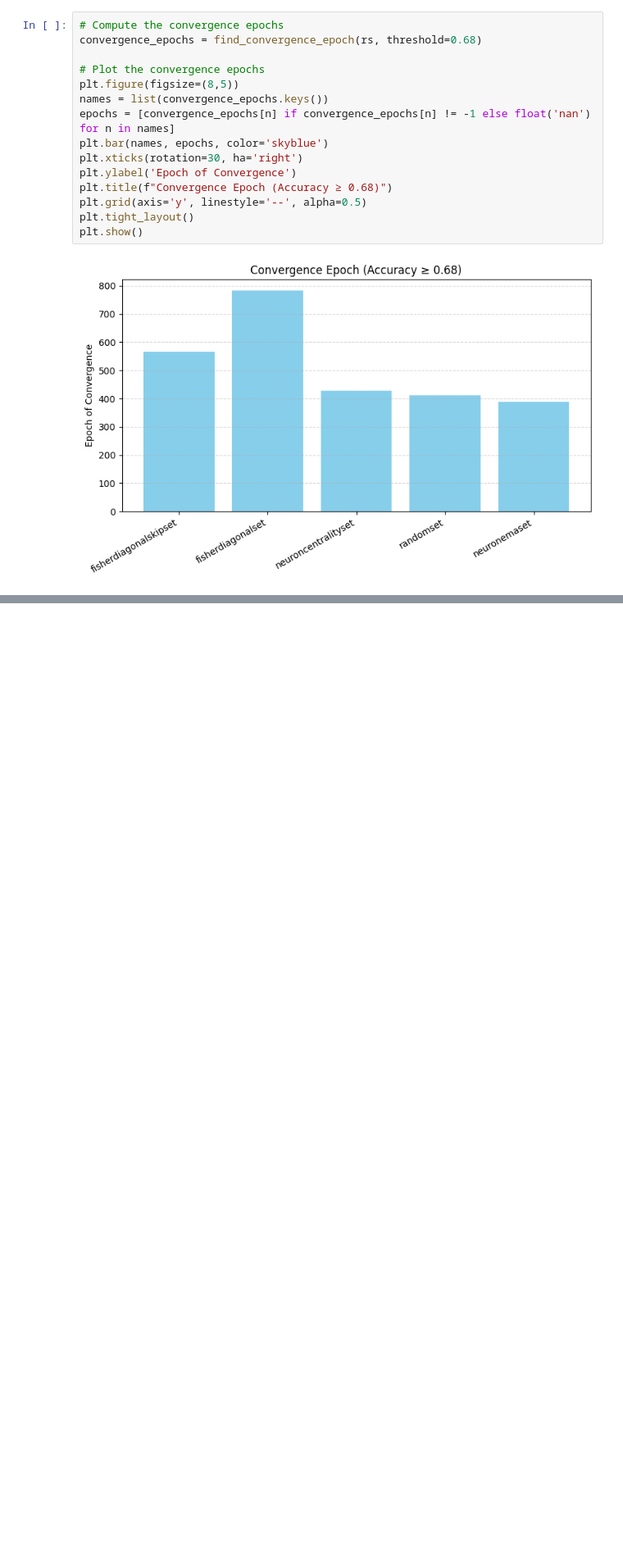
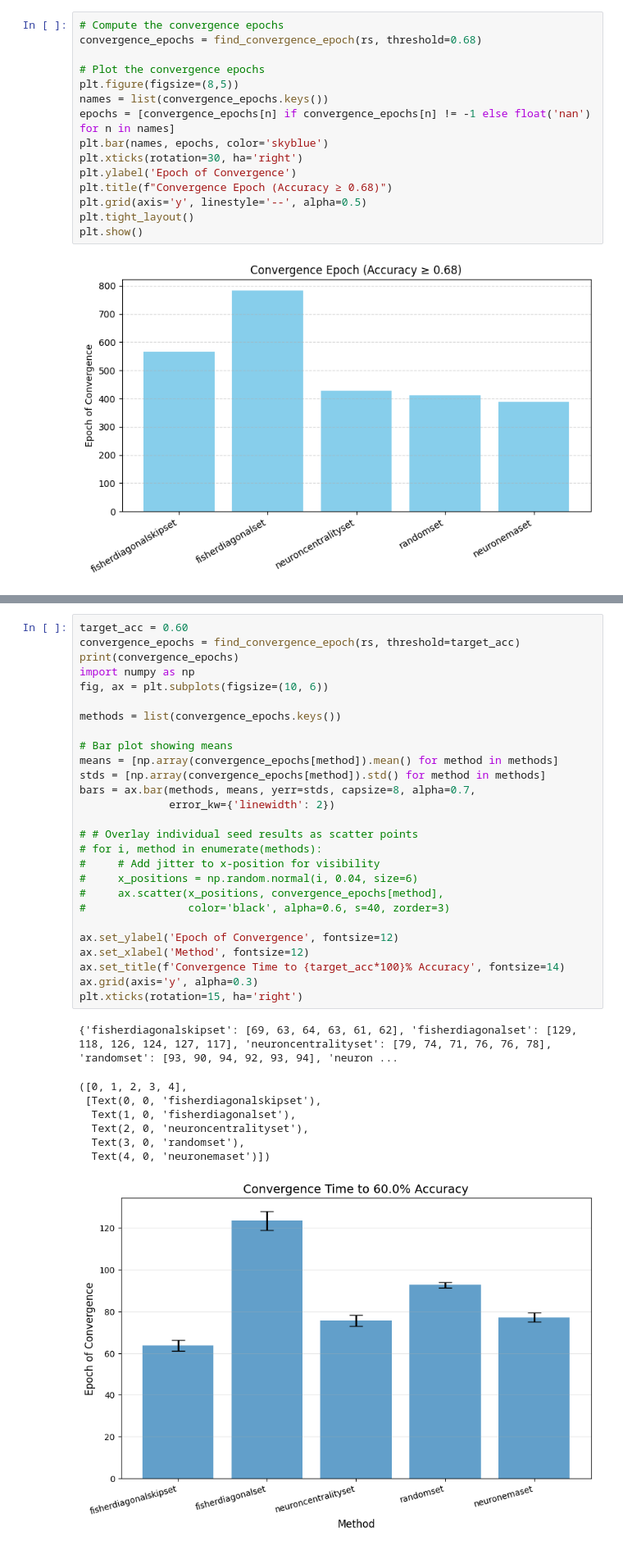
Before and after one commit to TomSchammo/set_framework, a Jupyter notebook: stats.ipynb, the cells around one changed output, grey strips where cells are left out. Shown at 82% size. Cells and saved outputs as stored; diff of their text form; blank space fills up the shorter version.

```diff
--- a/stats.ipynb
+++ b/stats.ipynb
@@ -84,0 +209,36 @@ plt.show()
+# %%
+target_acc = 0.60
+convergence_epochs = find_convergence_epoch(rs, threshold=target_acc)
+print(convergence_epochs)
+import numpy as np
+fig, ax = plt.subplots(figsize=(10, 6))
+
+methods = list(convergence_epochs.keys())
+
+# Bar plot showing means
+means = [np.array(convergence_epochs[method]).mean() for method in methods]
+stds = [np.array(convergence_epochs[method]).std() for method in methods]
+bars = ax.bar(methods, means, yerr=stds, capsize=8, alpha=0.7,
+              error_kw={'linewidth': 2})
+
+# # Overlay individual seed results as scatter points
+# for i, method in enumerate(methods):
+#     # Add jitter to x-position for visibility
+#     x_positions = np.random.normal(i, 0.04, size=6)
+#     ax.scatter(x_positions, convergence_epochs[method],
+#                color='black', alpha=0.6, s=40, zorder=3)
+
+ax.set_ylabel('Epoch of Convergence', fontsize=12)
+ax.set_xlabel('Method', fontsize=12)
+ax.set_title(f'Convergence Time to {target_acc*100}% Accuracy', fontsize=14)
+ax.grid(axis='y', alpha=0.3)
+plt.xticks(rotation=15, ha='right')
+# %% [output]
+{'fisherdiagonalskipset': [69, 63, 64, 63, 61, 62], 'fisherdiagonalset': [129, 118, 126, 124, 127, 117], 'neuroncentralityset': [79, 74, 71, 76, 76, 78], 'randomset': [93, 90, 94, 92, 93, 94], 'neuron ...
+([0, 1, 2, 3, 4],
+ [Text(0, 0, 'fisherdiagonalskipset'),
+  Text(1, 0, 'fisherdiagonalset'),
+  Text(2, 0, 'neuroncentralityset'),
+  Text(3, 0, 'randomset'),
+  Text(4, 0, 'neuronemaset')])
+[figure, added]
```
Also changed, not shown: parts of 7 cells of this notebook.
